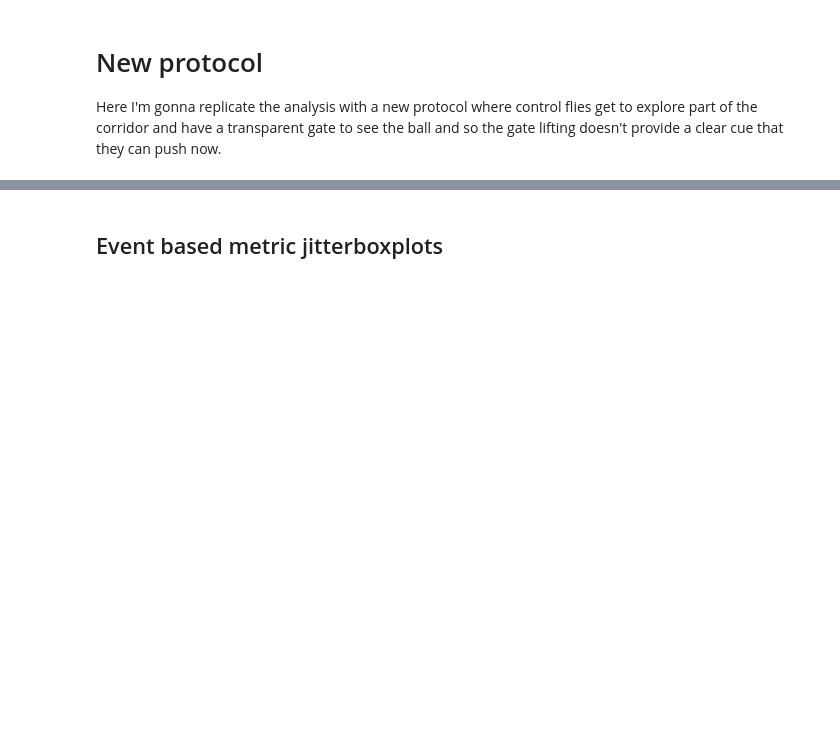
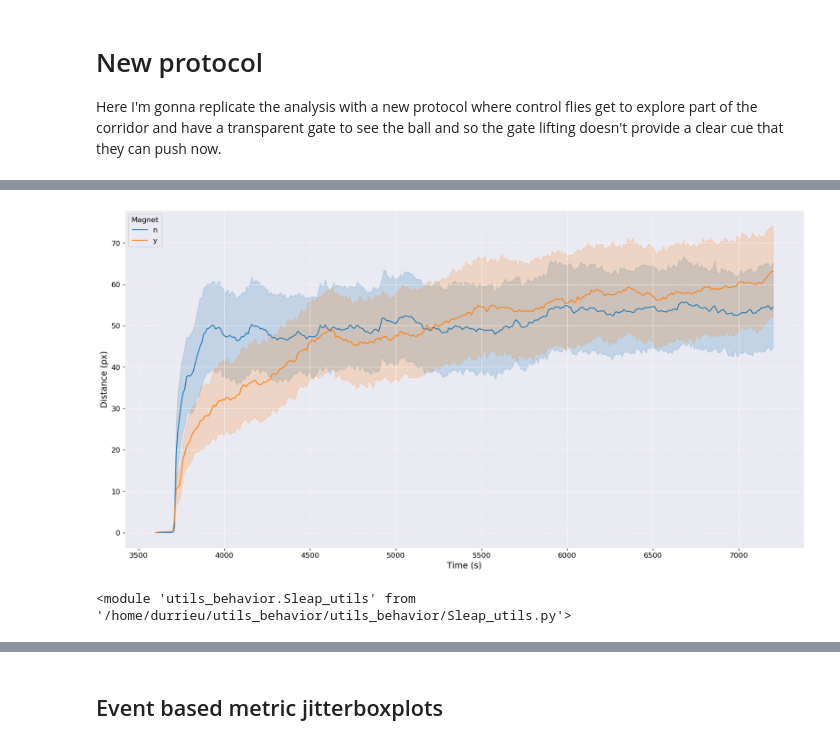
Before and after one commit to NeLy-EPFL/Tracking_Analysis, a Jupyter notebook: MazeRecorder/Analysis/Magnet_blocking_analysis.ipynb, the cells around one changed output, grey strips where cells are left out. Cells and saved outputs as stored; diff of their text form; code cells hidden in the pictures; blank space fills up the shorter version.

Commit message:
New Magnet blocking analysis and updated dataset building with success cutoff

```diff
--- a/MazeRecorder/Analysis/Magnet_blocking_analysis.ipynb
+++ b/MazeRecorder/Analysis/Magnet_blocking_analysis.ipynb
@@ -342,0 +393,5 @@ Folders
+# %%
+
+# Generate Experiment objects from each folder
+
+Experiments = [Ballpushing_utils.Experiment(Datapath / f, experiment_type="MagnetBlock") for f in Folders]
@@ -345,5 +420,2 @@ importlib.reload(Ballpushing_utils)
-# %%
-
-# Generate Experiment objects from each folder
-
-Experiments = [Ballpushing_utils.Experiment(Datapath / f) for f in Folders]
+# %%
+magnet_data_coords = Ballpushing_utils.Dataset(Experiments, dataset_type="coordinates").data
@@ -350,3 +432,26 @@ Experiments = [Ballpushing_utils.Experiment(Datapath / f) for f in Folders]
+# %%
+# Rename the Magnet values to "Magnet block" and "Control"
+
+magnet_data_coords["label"] = magnet_data_coords["Magnet"].apply(lambda x: "Magnet block" if x == "y" else "Control")
+# %%
+# Plot the average ball displacement grouped by Magnet
+
+Lineplot = sns.lineplot(data=magnet_data_coords, x="time", y="distance_ball_0", hue="Magnet")
+
+# Customize x, y and legend labels
+
+Lineplot.set(xlabel="Time (s)", ylabel="Distance (px)", title="")
+
+plt.savefig("/mnt/upramdya_data/MD/MultiMazeRecorder/Plots/MagnetBlock/241212Average_ball_displacement.png")
+
+plt.show()
+# %% [output]
+[figure, added]
+# %%
+importlib.reload(Ballpushing_utils)
+importlib.reload(Sleap_utils)
+# %% [output]
+<module 'utils_behavior.Sleap_utils' from '/home/durrieu/utils_behavior/utils_behavior/Sleap_utils.py'>
 # %%
 # Build the position
 
```
Also changed, not shown: parts of 24 cells of this notebook, 2 other files.
